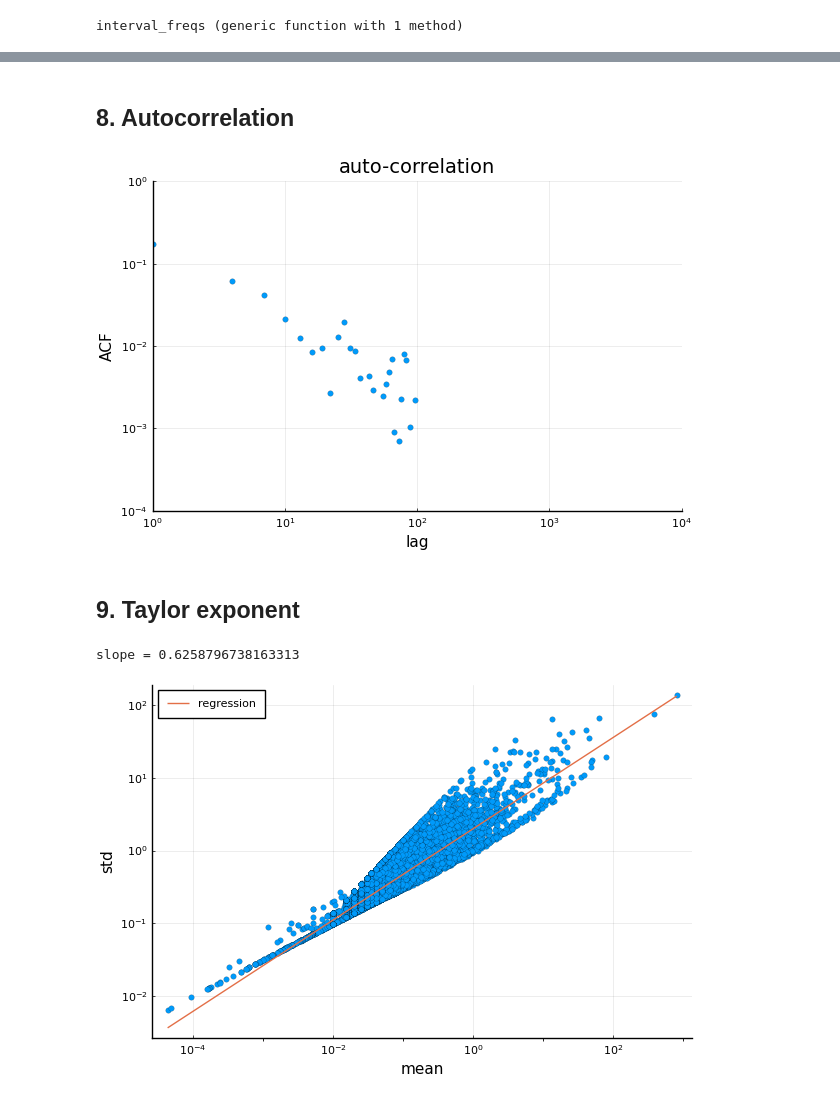
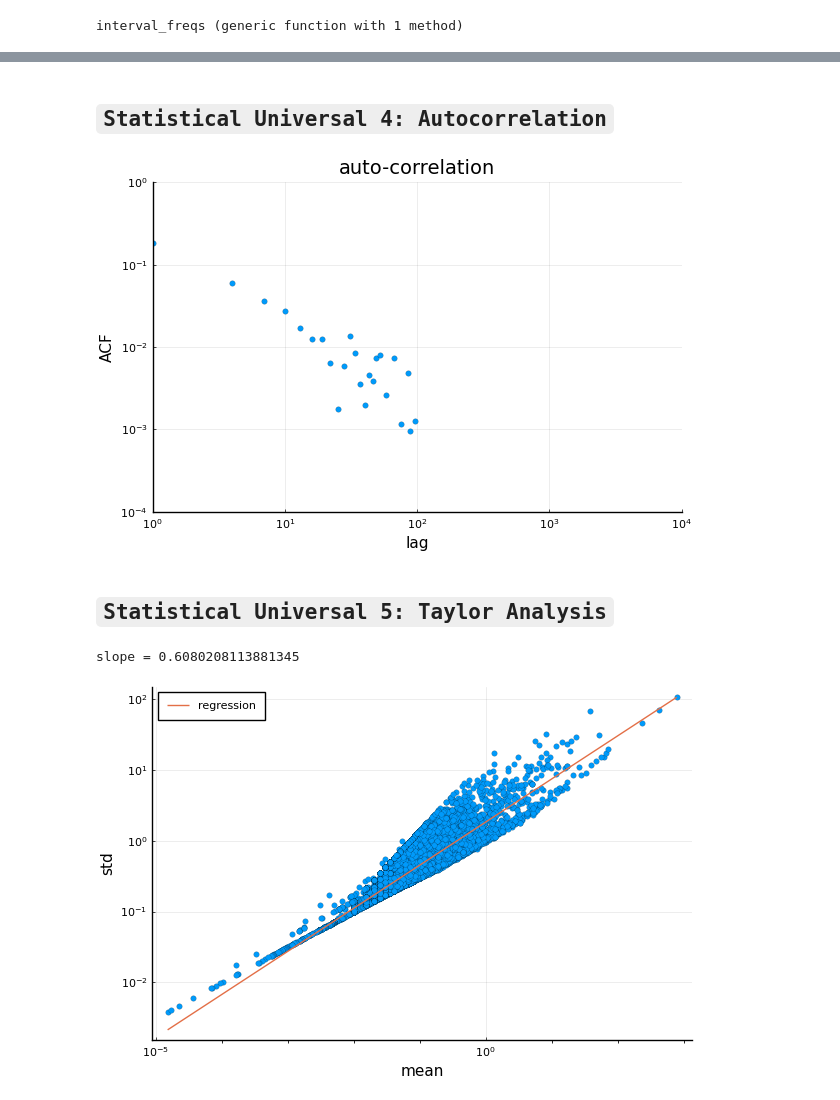
Before and after one commit to kitano-AppMath/my-julia-works, a Jupyter notebook: Mathematical Model for Natural Language.ipynb, the cells around one changed output, grey strips where cells are left out. Cells and saved outputs as stored; diff of their text form; code cells hidden in the pictures.

```diff
--- a/Mathematical Model for Natural Language.ipynb
+++ b/Mathematical Model for Natural Language.ipynb
@@ -296,26 +336,21 @@ fig4 = plot(qs,excess_probs,yscale=:log10,st=:scatter,markerstrokewidth=0.1,labe
 # %% [markdown]
-## 8. Autocorrelation
+## `Statistical Universal 4: Autocorrelation`
 # %%
-Random.seed!(42)
-Ψ = 16
-Wprime, rare_word_id = unify_rare_words(data,my_word_freq_df,Ψ)
-my_Q_df, _ = Qv_df(Wprime,rare_word_id)
-Qv = my_Q_df.Qv
 lags = 1:3:100
 acf_vec = my_autocorr(Qv,lags)
-fig5 = plot(lags,acf_vec,st=:scatter,markerstrokewidth=0.1,xlabel="lag",ylabel="ACF",title="auto-correlation",
+fig4 = plot(lags,acf_vec,st=:scatter,markerstrokewidth=0.1,xlabel="lag",ylabel="ACF",title="auto-correlation",
     label=false,xscale=:log10,yscale=:log10,xlim=(1e0,1e4),ylim=(1e-4,1e0))
 # %% [output]
-[figure, old version]
+[figure, new version]
 # %% [markdown]
-## 9. Taylor exponent
+## `Statistical Universal 5: Taylor Analysis`
 # %%
 l = 5000
 means,stds = interval_freqs(data,l)
 a,b = loglinreg(means,stds)
 println("slope = $(a)")
-fig6 = plot(means,stds,st=:scatter,markerstrokewidth=0.1,xscale=:log10,yscale=:log10,label=false)
+fig5 = plot(means,stds,st=:scatter,markerstrokewidth=0.1,xscale=:log10,yscale=:log10,label=false)
 plot!(x->(10^b*x^a),label="regression",legend=:topleft,xlabel="mean",ylabel="std")
 # %% [output]
-slope = 0.6258796738163313
+slope = 0.6080208113881345
-[figure, old version]
+[figure, new version]
```
Also changed, not shown: parts of 20 cells of this notebook.
